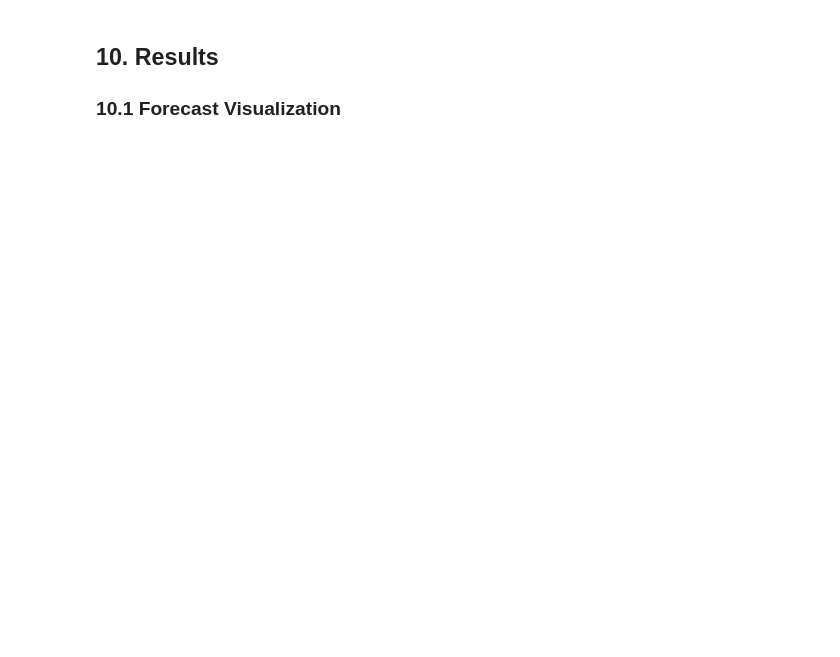
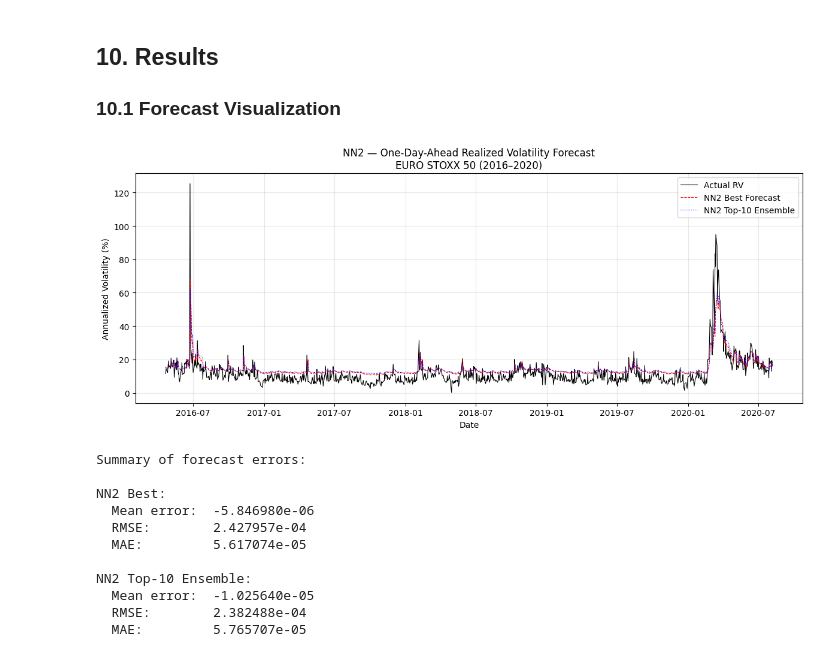
Before and after one commit to tobiasctpersson/MSc-Thesis, a Jupyter notebook: 5-min RV/Python Code/MHAR Results/Neural Networks/MHAR_5min_NN2.ipynb, the cells around one changed output. Saved outputs shown, nothing was run; the diff lists cells and outputs as text; code cells hidden in the pictures; blank space fills up the shorter version.

```diff
--- a/5-min RV/Python Code/MHAR Results/Neural Networks/MHAR_5min_NN2.ipynb
+++ b/5-min RV/Python Code/MHAR Results/Neural Networks/MHAR_5min_NN2.ipynb
@@ -318,6 +318,6 @@ Following the paper's seed-ranking idea, we train `400` independent versions of
 # %%
 N_SEEDS = 400
-TOP_K = 5
+TOP_K = 10
 
 seed_records = []
 start_time = time.time()
@@ -349,7 +349,7 @@ print(f"\nTraining time: {elapsed:.2f} minutes")
 # Rank by validation loss
 seed_records.sort(key=lambda x: x["val_loss"])
 best_network = seed_records[0]
-top5_networks = seed_records[:TOP_K]
+top10_networks = seed_records[:TOP_K]
 
 ranking_df = pd.DataFrame([
     {
@@ -393,34 +407,34 @@ with torch.no_grad():
 pred_best = pred_best_scaled * y_std + y_mean
 pred_best = np.maximum(pred_best, min_rv_insample)
 
-# Top-5 ensemble forecast
-pred_top5_all = []
-for rec in top5_networks:
+# Top-10 ensemble forecast
+pred_top10_all = []
+for rec in top10_networks:
     rec["model"].eval()
     with torch.no_grad():
         pred_i_scaled = rec["model"](X_test_t).detach().cpu().numpy()
         pred_i = pred_i_scaled * y_std + y_mean
-        pred_top5_all.append(pred_i)
+        pred_top10_all.append(pred_i)
 
-pred_top5 = np.mean(pred_top5_all, axis=0)
-pred_top5 = np.maximum(pred_top5, min_rv_insample)
+pred_top10 = np.mean(pred_top10_all, axis=0)
+pred_top10 = np.maximum(pred_top10, min_rv_insample)
 
 results_NN2 = pd.DataFrame({
     "RV_actual": y_test,
     "RV_forecast_best": pred_best,
-    "RV_forecast_top5": pred_top5
+    "RV_forecast_top10": pred_top10
 }, index=test_idx)
 
 errors_best = results_NN2["RV_actual"] - results_NN2["RV_forecast_best"]
-errors_top5 = results_NN2["RV_actual"] - results_NN2["RV_forecast_top5"]
+errors_top10 = results_NN2["RV_actual"] - results_NN2["RV_forecast_top10"]
 
 mse_best = np.mean(errors_best ** 2)
-mse_top5 = np.mean(errors_top5 ** 2)
+mse_top10 = np.mean(errors_top10 ** 2)
 
 print(f"Forecast period: {test_idx[0].date()} to {test_idx[-1].date()}")
 print(f"In-sample floor: {min_rv_insample:.6e}")
 print(f"\nNN2_best MSE: {mse_best:.6e}")
-print(f"NN2_top5 MSE: {mse_top5:.6e}")
+print(f"NN2_top10 MSE: {mse_top10:.6e}")
 # %% [output]
 Forecast period: 2016-04-21 to 2020-08-06
 In-sample floor: 3.910328e-08
@@ -458,29 +481,42 @@ print(mse_summary_NN2.to_string())
 # %%
 results_plot = pd.DataFrame({
     "Actual": np.sqrt(results_NN2["RV_actual"] * 252) * 100,
     "Forecast_best": np.sqrt(results_NN2["RV_forecast_best"] * 252) * 100,
-    "Forecast_top5": np.sqrt(results_NN2["RV_forecast_top5"] * 252) * 100
+    "Forecast_top10": np.sqrt(results_NN2["RV_forecast_top10"] * 252) * 100
 }, index=results_NN2.index)
 
 fig, ax = plt.subplots(figsize=(12, 5))
 ax.plot(results_plot["Actual"], label="Actual RV", color="black", linewidth=0.8)
 ax.plot(results_plot["Forecast_best"], label="NN2 Best Forecast", color="red", linewidth=0.8, linestyle="--")
-ax.plot(results_plot["Forecast_top5"], label="NN2 Top-5 Ensemble", color="blue", linewidth=0.8, linestyle=":")
+ax.plot(results_plot["Forecast_top10"], label="NN2 Top-10 Ensemble", color="blue", linewidth=0.8, linestyle=":")
 ax.set_title("NN2 — One-Day-Ahead Realized Volatility Forecast\nEURO STOXX 50 (2016–2020)", fontsize=12)
 ax.set_ylabel("Annualized Volatility (%)")
 ax.set_xlabel("Date")
 ax.legend()
 ax.grid(True, alpha=0.3)
 plt.tight_layout()
 plt.show()
 
 print("\nSummary of forecast errors:")
 print("\nNN2 Best:")
 print(f"  Mean error:  {errors_best.mean():.6e}")
 print(f"  RMSE:        {np.sqrt(mse_best):.6e}")
 print(f"  MAE:         {errors_best.abs().mean():.6e}")
 
-print("\nNN2 Top-5 Ensemble:")
-print(f"  Mean error:  {errors_top5.mean():.6e}")
-print(f"  RMSE:        {np.sqrt(mse_top5):.6e}")
-print(f"  MAE:         {errors_top5.abs().mean():.6e}")
+print("\nNN2 Top-10 Ensemble:")
+print(f"  Mean error:  {errors_top10.mean():.6e}")
+print(f"  RMSE:        {np.sqrt(mse_top10):.6e}")
+print(f"  MAE:         {errors_top10.abs().mean():.6e}")
+# %% [output]
+[figure, added]
+Summary of forecast errors:
+
+NN2 Best:
+  Mean error:  -5.846980e-06
+  RMSE:        2.427957e-04
+  MAE:         5.617074e-05
+
+NN2 Top-10 Ensemble:
+  Mean error:  -1.025640e-05
+  RMSE:        2.382488e-04
+  MAE:         5.765707e-05
```
Also changed, not shown: parts of 5 cells of this notebook, 36 other files.
